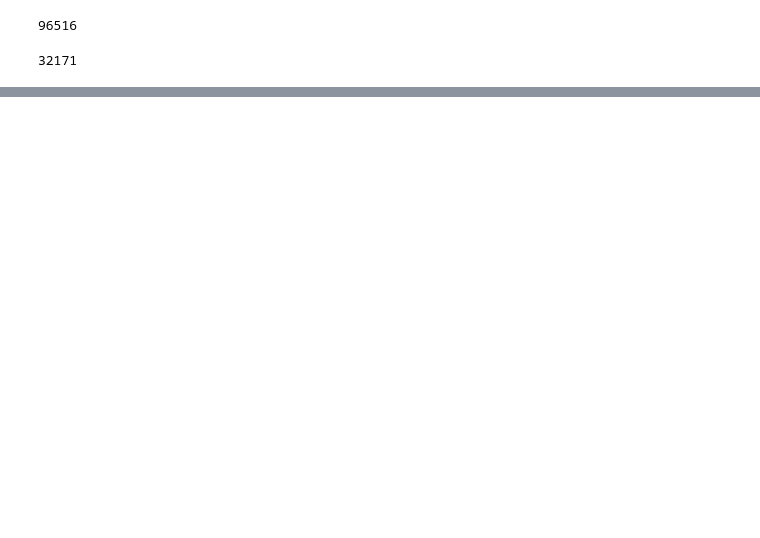
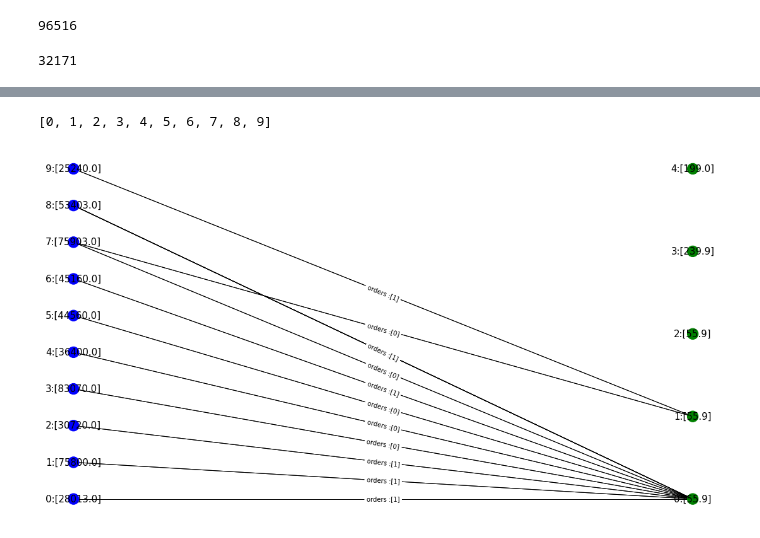
Before and after one commit to pratikaher88/GNNIE, a Jupyter notebook: DatasetEDA/Brazil-Ecommerce-EDA.ipynb, the cells around one changed output, grey strips where cells are left out. Saved outputs shown, nothing was run; the diff lists cells and outputs as text; code cells hidden in the pictures; blank space fills up the shorter version.

```diff
--- a/DatasetEDA/Brazil-Ecommerce-EDA.ipynb
+++ b/DatasetEDA/Brazil-Ecommerce-EDA.ipynb
@@ -445,7 +388,7 @@ df_final[['customer_id_int','product_id_int']].tail()
 # %%
 graph_data = {
         ('customer','orders','product') : (df_final['customer_id_int'].to_numpy(), df_final['product_id_int'].to_numpy()),
-        ('product','rev-rates','customer') : (df_final['product_id_int'].to_numpy(), df_final['customer_id_int'].to_numpy())
+        ('product','rev-orders','customer') : (df_final['product_id_int'].to_numpy(), df_final['customer_id_int'].to_numpy())
     }
 # %%
 graph_data
@@ -458,3 +401,3 @@ graph_data
   'customer'): (array([    0,     0,     0, ..., 32168, 32169, 32170], dtype=int64), array([    0,     1,     2, ..., 96513, 96514, 96515], dtype=int64))}
 # %%
-movie_hetero_graph = dgl.heterograph(graph_data)
+ecommerce_hetero_graph = dgl.heterograph(graph_data)
@@ -478,0 +501,6 @@ df_final.shape
+# %%
+sample_subgraph = ecommerce_hetero_graph.subgraph({ 'customer' :list(range(10)), 'product': list(range(5))})
+
+print(sample_subgraph)
+print(sample_subgraph.edges(etype='rev-orders'))
+# plot_graph(sample_subgraph , edge_type='rev-orders')
@@ -478,0 +512,5 @@ df_final.shape
+# %%
+plot_graph(sample_subgraph , edge_type='orders')
+# %% [output]
+[0, 1, 2, 3, 4, 5, 6, 7, 8, 9]
+[figure, added]
```
Also changed, not shown: parts of 72 cells of this notebook, 14 other files.
